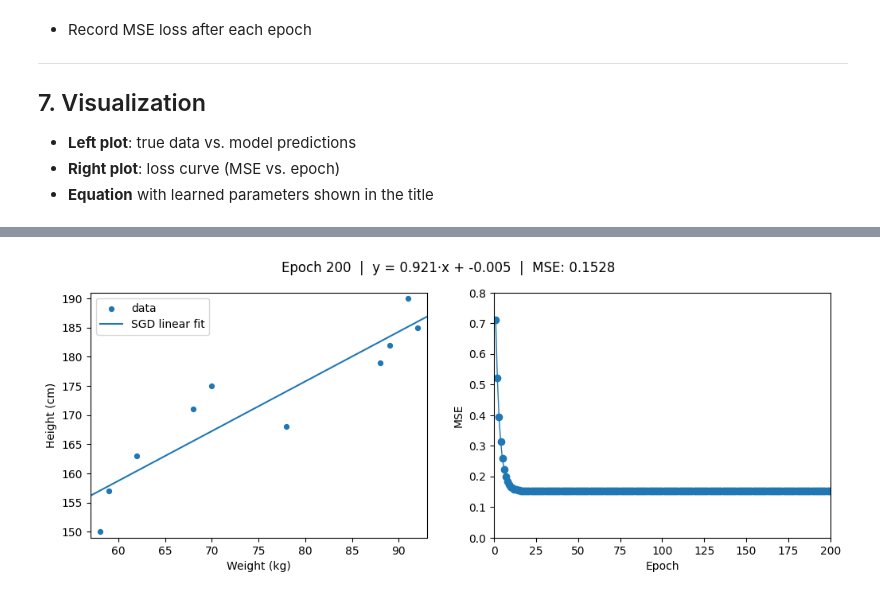
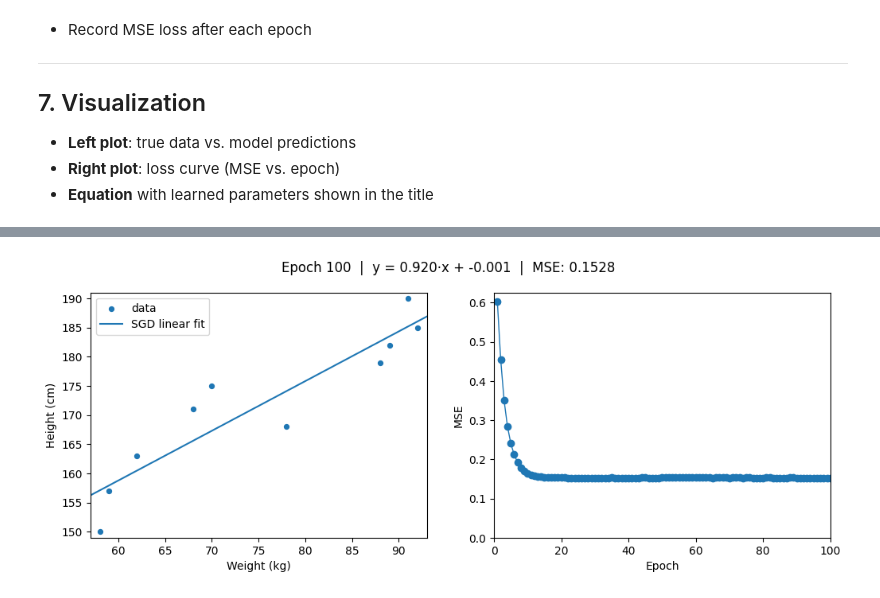
Before and after one commit to Saukkoriipi/math-for-ai, a Jupyter notebook: notebook/height_prediction_demo.ipynb, the cells around one changed output, grey strips where cells are left out. Cells and saved outputs as stored; diff of their text form; code cells hidden in the pictures.

```diff
--- a/notebook/height_prediction_demo.ipynb
+++ b/notebook/height_prediction_demo.ipynb
@@ -222,8 +347,6 @@ where $\eta$ = learning rate.
 # %%
 class ZNormalizer:
-    """
-    Simple z-score normalizer: (x - mean) / std
-    """
+    """Simple z-score normalizer: (x - mean) / std"""
     def __init__(self):
         self.mean = 0.0
         self.std = 1.0
@@ -242,19 +365,18 @@ class ZNormalizer:
         # Map predictions from z-space back to original units
         return x_norm * self.std + self.mean
 
+
 class TrainingPlotter:
-    """
-    Utility class for plotting training progress:
-    - Left: raw data + current linear fit
-    - Right: MSE over epochs
-    """
-    def __init__(self, x_raw, y_raw, zx, zy):
-        self.x, self.y, self.zx, self.zy = x_raw, y_raw, zx, zy
+    """Utility for plotting training progress: data + linear fit and MSE curve"""
+    def __init__(self, x_raw, y_raw, zx, zy, epochs=100):
+        self.x, self.y = x_raw, y_raw
+        self.zx, self.zy = zx, zy
         self.x_line = np.linspace(x_raw.min()-2, x_raw.max()+2, 300).reshape(-1, 1)
         self.x_line_n = zx.transform(self.x_line)
+        self.epochs = epochs
 
-    def show(self, w, epoch, mse_history):
-        y_line_n = forward_pass(w, self.x_line_n)
+    def show(self, w, b, epoch, mse_history):
+        y_line_n = forward_pass(w, b, self.x_line_n)
         y_line   = self.zy.inverse_transform(y_line_n)
 
         fig, (ax1, ax2) = plt.subplots(1, 2, figsize=(12, 4))
@@ -262,31 +384,31 @@ class TrainingPlotter:
         # Left: data + fit
         ax1.scatter(self.x, self.y, s=18, label="data")
         ax1.plot(self.x_line, y_line, label="SGD linear fit")
-        ax1.set_xlabel("Weight (kg)"); ax1.set_ylabel("Height (cm)"); ax1.legend()
+        ax1.set_xlabel("Weight (kg)")
+        ax1.set_ylabel("Height (cm)")
+        ax1.legend()
         ax1.set_xlim(min(self.x)-1, max(self.x)+1)
         ax1.set_ylim(min(self.y)-1, max(self.y)+1)
 
         # Right: loss curve
         ax2.plot(range(1, len(mse_history)+1), mse_history, marker='o', linewidth=1)
-        ax2.set_xlabel("Epoch"); ax2.set_ylabel("MSE")
-        ax2.set_xlim(0, 200)
-        ax2.set_ylim(0, 0.8)
+        ax2.set_xlabel("Epoch")
+        ax2.set_ylabel("MSE")
+        ax2.set_xlim(0, max(epoch, self.epochs))
+        ax2.set_ylim(0, None)
 
         # Title with equation
-        slope, bias = w
-        eqn = f"y = {slope:.3f}·x + {bias:.3f}"
+        eqn = f"y = {w:.3f}·x + {b:.3f}"
         fig.suptitle(f"Epoch {epoch}  |  {eqn}  |  MSE: {mse_history[-1]:.4f}", fontsize=12)
 
         display(fig)
         plt.close(fig)
-        time.sleep(0.1)
 
-def forward_pass(w, x):
-    """
-    Linear regression: y = w[0]*x + w[1]
-    w[0] = slope, w[1] = bias
-    """
-    return w[0] * x + w[1]
+
+def forward_pass(w, b, x):
+    """Linear regression: y = w*x + b"""
+    return w * x + b
+
 
 # ---------------- Data ----------------
 x = df["weight_kg"].values.reshape(-1, 1)
@@ -294,54 +416,60 @@ y = df["height_cm"].values.reshape(-1, 1)
 n = x.shape[0]
 
 # ---------------- Z-normalize ----------------
-zx = ZNormalizer().fit(x); zy = ZNormalizer().fit(y)
-x_n = zx.transform(x);     y_n = zy.transform(y)
+zx = ZNormalizer().fit(x)
+zy = ZNormalizer().fit(y)
+x_n = zx.transform(x)
+y_n = zy.transform(y)
 
 # ---------------- Hyperparameters ----------------
-epochs = 200
+epochs = 100
 lr = 1e-2
 
-# ---------------- Parameters ----------------
-rng = np.random.default_rng(0)
-w = rng.normal(0, 0.01, size=(2,))   # [slope, bias]
+# ---------------- Initialize model parameters ----------------
+w = 0.1   # slope
+b = 0.1   # bias
 
 # ---------------- Plotter ----------------
-plotter = TrainingPlotter(x, y, zx, zy)
+plotter = TrainingPlotter(x, y, zx, zy, epochs)
 
 # ---------------- Training (SGD, minibatch=1, MSE) ----------------
 mse_history = []
 
 for epoch in range(1, epochs+1):
     clear_output(wait=True)
-    idx = rng.permutation(n)
+
+    # Shuffle training samples
+    idx = np.arange(n)
+    np.random.shuffle(idx)
 
     for i in idx:
         xi = float(x_n[i])  # scalar (z-space)
         yi = float(y_n[i])  # target (z-space)
 
         # ----- Forward pass -----
-        yhat = forward_pass(w, xi)     # prediction in z-space
-        e = yhat - yi                  # residual (prediction - target)
+        yhat = forward_pass(w, b, xi)  # prediction in z-space
 
         # ----- Gradients via chain rule for MSE -----
-        # ŷ = w*x + b
-        # ℓ = (ŷ - y)^2 = e^2
+        # Loss: ℓ = (ŷ - y)^2
+        # Chain rule:
+        # dℓ/dŷ = 2*(ŷ - y)
+        # dŷ/dw = x (for slope), 1 (for bias)
         # Therefore:
-        # dℓ/dw = 2e * x
-        # dℓ/db = 2e
-        w[0] -= lr * (2.0 * e * xi)   # slope update
-        w[1] -= lr * (2.0 * e)        # bias update
+        # dℓ/dw = 2*(ŷ - y) * x
+        # dℓ/db = 2*(ŷ - y) * 1
+        w -= lr * (2.0 * (yhat - yi) * xi)  # slope update
+        b -= lr * (2.0 * (yhat - yi))       # bias update
 
     # ----- Epoch metric (MSE over full dataset in z-space) -----
-    y_hat_epoch = forward_pass(w, x_n)
+    y_hat_epoch = forward_pass(w, b, x_n)
     mse = float(np.mean((y_hat_epoch - y_n) ** 2))
     mse_history.append(mse)
 
-    # ----- Visualize & slow down so progress is viewable -----
-    plotter.show(w, epoch, mse_history)
-    time.sleep(0.1)
+    # ----- Visualize -----
+    plotter.show(w, b, epoch, mse_history)
+    #time.sleep(0.1)
 # %% [output]
-[figure, old version]
+[figure, new version]
 # %%
 # Initialize column with NaN
 df["predicted_height_cm_linear"] = np.nan
```
Also changed, not shown: parts of 7 cells of this notebook, 3 other files.
